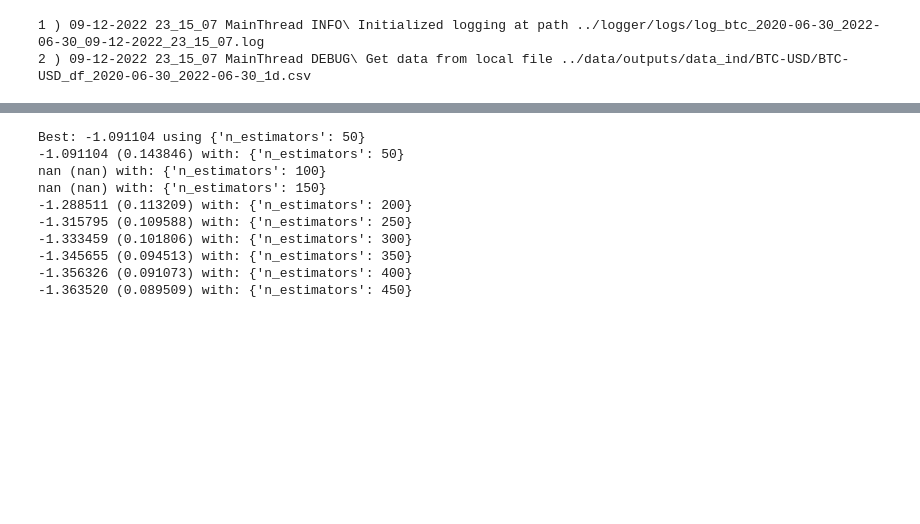
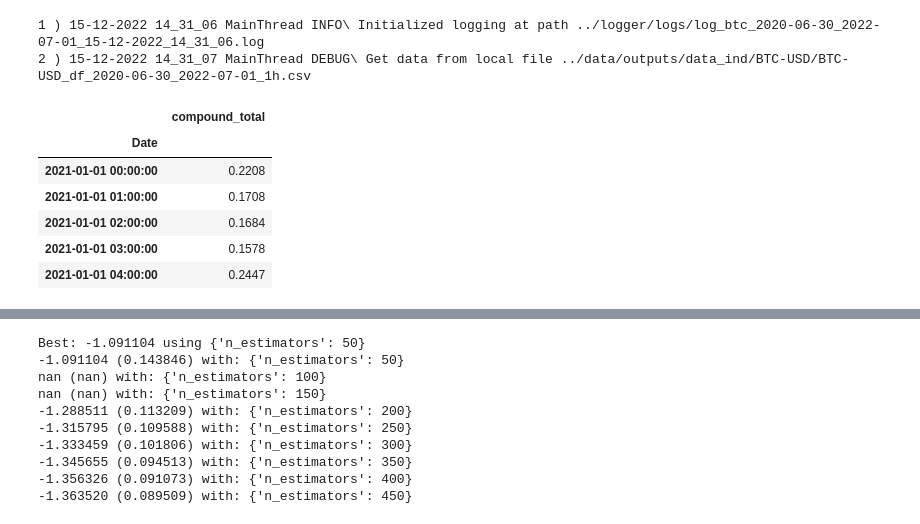
Before and after one commit to kozanakyel/KZ-Engine-Backend, a Jupyter notebook: KZ_project_setup/notebooks/test_sent_kz.ipynb, the cells around one changed output, grey strips where cells are left out. Drawn from its saved outputs; the diff is of its cells as text; code cells hidden in the pictures; blank space fills up the shorter version.

```diff
--- a/KZ_project_setup/notebooks/test_sent_kz.ipynb
+++ b/KZ_project_setup/notebooks/test_sent_kz.ipynb
@@ -25,11 +26,11 @@ SYMBOL = 'BTC-USD'
 SYMBOL_NAME = 'Bitcoin'
 SYMBOL_CUT = 'btc'
 scale = 1
-range_list = [5,6,7,8,10,15,20]
+range_list = [i for i in range(5,21)]
 range_list = [i*scale for i in range_list]
-interval = '1d'
+interval = '1h'
 start_date = '2020-06-30'
-end_date = '2022-06-30'
+end_date = '2022-07-01'
 source = 'yahoo'
 LOG_PATH = '../logger' + os.sep + "logs"
 LOG_FILE_NAME_PREFIX = f"log_{SYMBOL_CUT}_{start_date}_{end_date}"
@@ -42,8 +43,8 @@ data = DataManipulation(SYMBOL, source, range_list, start_date=start_date,
                         logger=logger)
 df_price = data.df.copy()
 # %% [output]
-1 ) 09-12-2022 23_15_07 MainThread INFO\ Initialized logging at path ../logger/logs/log_btc_2020-06-30_2022-06-30_09-12-2022_23_15_07.log
-2 ) 09-12-2022 23_15_07 MainThread DEBUG\ Get data from local file ../data/outputs/data_ind/BTC-USD/BTC-USD_df_2020-06-30_2022-06-30_1d.csv
+1 ) 15-12-2022 14_31_06 MainThread INFO\ Initialized logging at path ../logger/logs/log_btc_2020-06-30_2022-07-01_15-12-2022_14_31_06.log
+2 ) 15-12-2022 14_31_07 MainThread DEBUG\ Get data from local file ../data/outputs/data_ind/BTC-USD/BTC-USD_df_2020-06-30_2022-07-01_1h.csv
 # %%
 df_price_ext = data.extract_features()
 close_col = df_price.loc['2021-01-01':'2022-06-27',['close','volume']].copy()
@@ -55,6 +59,16 @@ sent_tweets.set_index('Date', inplace=True, drop=True)
 df_final = tsa.concat_ohlc_compound_score(df_price_ext, sent_tweets)
 df_final = df_final.loc['2021-01-01':,:].copy()
 df_final.dropna(inplace=True)
+# %%
+sent_tweets.head()
+# %% [output]
+|  | compound_total |
+| Date |  |
+| 2021-01-01 00:00:00 | 0.2208 |
+| 2021-01-01 01:00:00 | 0.1708 |
+| 2021-01-01 02:00:00 | 0.1684 |
+| 2021-01-01 03:00:00 | 0.1578 |
+| 2021-01-01 04:00:00 | 0.2447 |
 # %%
 data.normalized_df(df_final, 'compound_total')
 data.normalized_df(df_final, 'kz_score')
```
Also changed, not shown: parts of 10 cells of this notebook, 2 other files.
